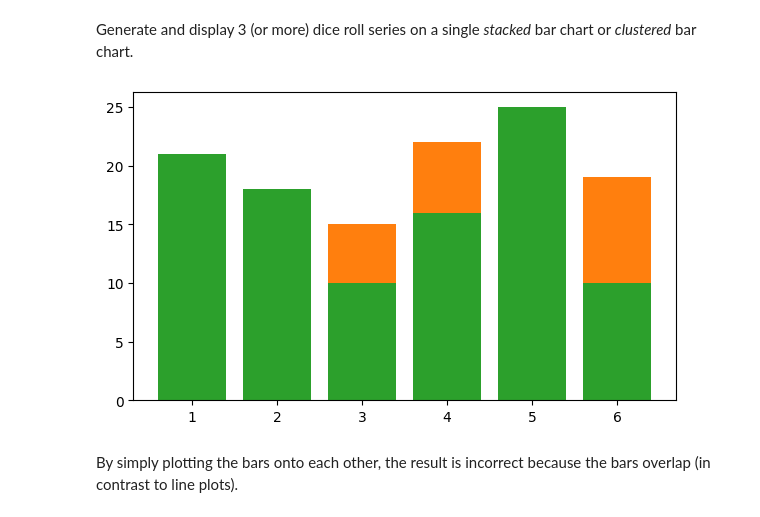
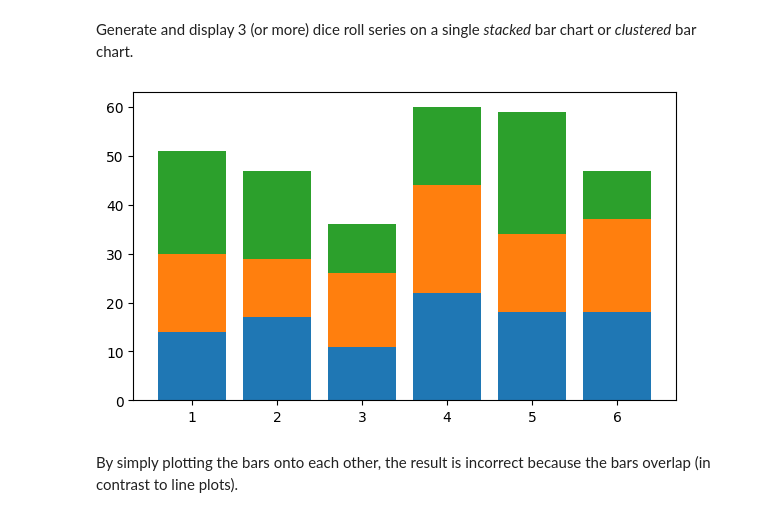
Before and after one commit to heihachi78/adatviz_bi, a Jupyter notebook: W10_Matplotlib_Simple.ipynb, the cells around one changed output. Drawn from its saved outputs; the diff is of its cells as text; code cells hidden in the pictures.

```diff
--- a/W10_Matplotlib_Simple.ipynb
+++ b/W10_Matplotlib_Simple.ipynb
@@ -185,22 +185,29 @@ plt.show()
 ## Stacked bar charts
 # %% [markdown]
 Generate and display 3 (or more) dice roll series on a single *stacked* bar chart or *clustered* bar chart.
+# %%
+def to_full(x, y):
+    full = np.zeros(6)
+    for xi, yi in zip(x, y):
+        full[xi - 1] = yi
+    return full
 # %%
 N = 100
 dice = np.random.randint(1, 7, (3, N))
 x0, y0 = np.unique(dice[0], return_counts=True)
 x1, y1 = np.unique(dice[1], return_counts=True)
 x2, y2 = np.unique(dice[2], return_counts=True)
 fig, ax = plt.subplots(figsize=(7,4))
-#ax.plot(x0, y0)
-#ax.plot(x1, y1)
-#ax.plot(x2, y2)
-ax.bar(x0, y0)
-ax.bar(x1, y1)
-ax.bar(x2, y2)
+all_x = np.arange(1, 7)
+y0_full = to_full(x0, y0)
+y1_full = to_full(x1, y1)
+y2_full = to_full(x2, y2)
+ax.bar(all_x, y0_full)
+ax.bar(all_x, y1_full, bottom=y0_full)
+ax.bar(all_x, y2_full, bottom=y0_full+y1_full)
 plt.show()
 # %% [output]
-[figure, old version]
+[figure, new version]
 # %% [markdown]
 By simply plotting the bars onto each other, the result is incorrect because the bars overlap (in contrast to line plots).
 # %% [markdown]
```
Also changed, not shown: parts of 14 cells of this notebook, 17 other files.
